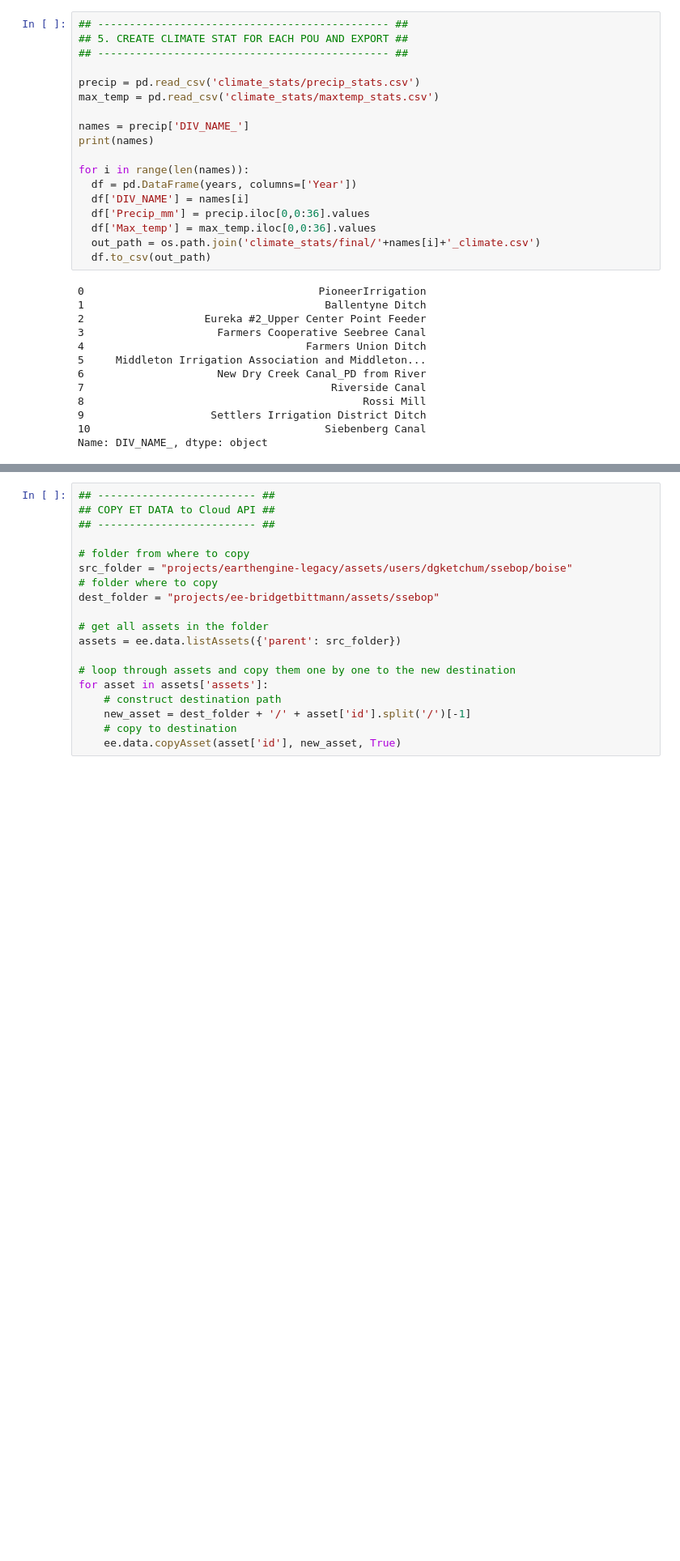
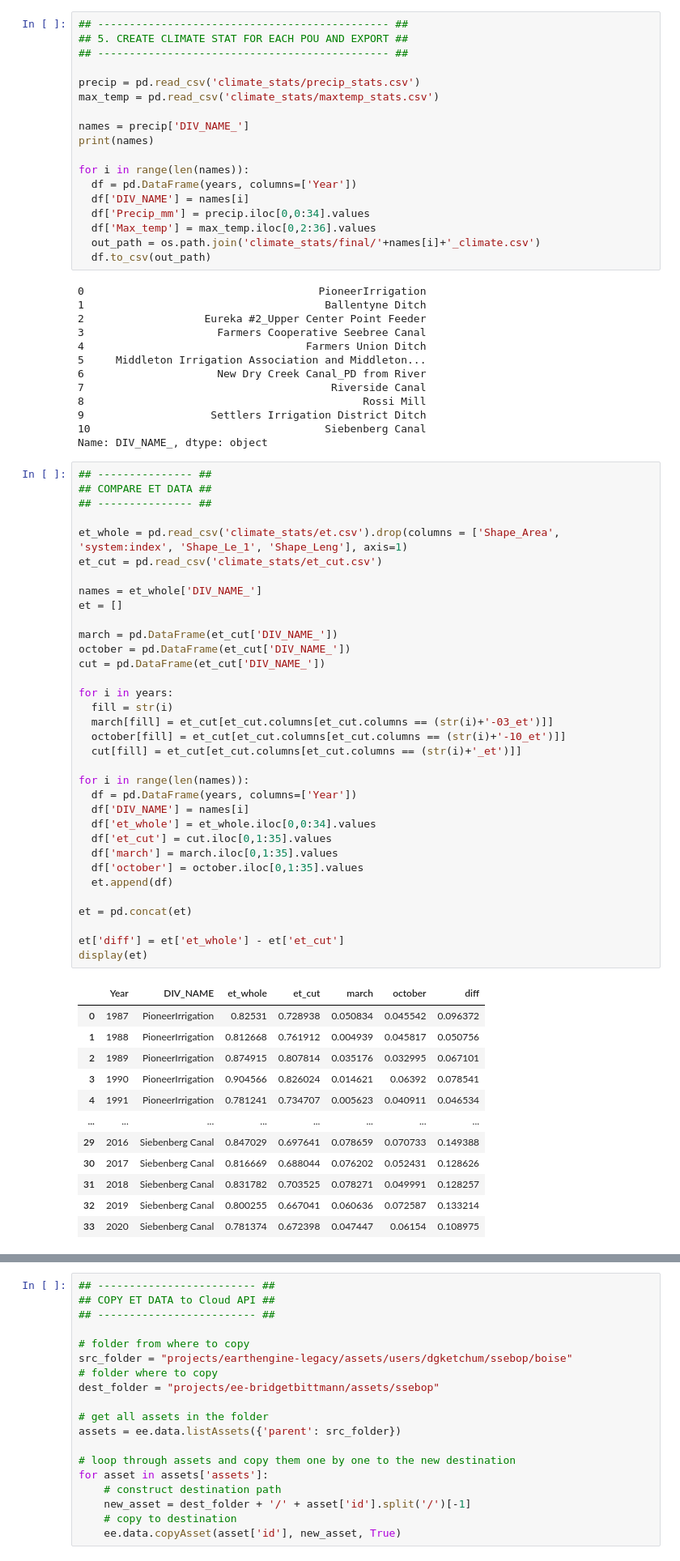
Before and after one commit to bridgetmarie24/pod_pou_lulcc, a Jupyter notebook: extract_gridmet.ipynb, the cells around one changed output, grey strips where cells are left out. Shown at 81% size. Cells and saved outputs as stored; diff of their text form; blank space fills up the shorter version.

Commit message:
zonal stats and et

```diff
--- a/extract_gridmet.ipynb
+++ b/extract_gridmet.ipynb
@@ -368,8 +223,8 @@ print(names)
 for i in range(len(names)):
   df = pd.DataFrame(years, columns=['Year'])
   df['DIV_NAME'] = names[i]
-  df['Precip_mm'] = precip.iloc[0,0:36].values
-  df['Max_temp'] = max_temp.iloc[0,0:36].values
+  df['Precip_mm'] = precip.iloc[0,0:34].values
+  df['Max_temp'] = max_temp.iloc[0,2:36].values
   out_path = os.path.join('climate_stats/final/'+names[i]+'_climate.csv')
   df.to_csv(out_path)
 # %% [output]
@@ -385,3 +240,50 @@ for i in range(len(names)):
 9                    Settlers Irrigation District Ditch
 10                                     Siebenberg Canal
 Name: DIV_NAME_, dtype: object
+# %%
+## --------------- ##
+## COMPARE ET DATA ##
+## --------------- ##
+
+et_whole = pd.read_csv('climate_stats/et.csv').drop(columns = ['Shape_Area', 'system:index', 'Shape_Le_1', 'Shape_Leng'], axis=1)
+et_cut = pd.read_csv('climate_stats/et_cut.csv')
+
+names = et_whole['DIV_NAME_']
+et = []
+
+march = pd.DataFrame(et_cut['DIV_NAME_'])
+october = pd.DataFrame(et_cut['DIV_NAME_'])
+cut = pd.DataFrame(et_cut['DIV_NAME_'])
+
+for i in years:
+  fill = str(i)
+  march[fill] = et_cut[et_cut.columns[et_cut.columns == (str(i)+'-03_et')]]
+  october[fill] = et_cut[et_cut.columns[et_cut.columns == (str(i)+'-10_et')]]
+  cut[fill] = et_cut[et_cut.columns[et_cut.columns == (str(i)+'_et')]]
+
+for i in range(len(names)):
+  df = pd.DataFrame(years, columns=['Year'])
+  df['DIV_NAME'] = names[i]
+  df['et_whole'] = et_whole.iloc[0,0:34].values
+  df['et_cut'] = cut.iloc[0,1:35].values
+  df['march'] = march.iloc[0,1:35].values
+  df['october'] = october.iloc[0,1:35].values
+  et.append(df)
+
+et = pd.concat(et)
+
+et['diff'] = et['et_whole'] - et['et_cut']
+display(et)
+# %% [output]
+|  | Year | DIV_NAME | et_whole | et_cut | march | october | diff |
+| 0 | 1987 | PioneerIrrigation | 0.82531 | 0.728938 | 0.050834 | 0.045542 | 0.096372 |
+| 1 | 1988 | PioneerIrrigation | 0.812668 | 0.761912 | 0.004939 | 0.045817 | 0.050756 |
+| 2 | 1989 | PioneerIrrigation | 0.874915 | 0.807814 | 0.035176 | 0.032995 | 0.067101 |
+| 3 | 1990 | PioneerIrrigation | 0.904566 | 0.826024 | 0.014621 | 0.06392 | 0.078541 |
+| 4 | 1991 | PioneerIrrigation | 0.781241 | 0.734707 | 0.005623 | 0.040911 | 0.046534 |
+| ... | ... | ... | ... | ... | ... | ... | ... |
+| 29 | 2016 | Siebenberg Canal | 0.847029 | 0.697641 | 0.078659 | 0.070733 | 0.149388 |
+| 30 | 2017 | Siebenberg Canal | 0.816669 | 0.688044 | 0.076202 | 0.052431 | 0.128626 |
+| 31 | 2018 | Siebenberg Canal | 0.831782 | 0.703525 | 0.078271 | 0.049991 | 0.128257 |
+| 32 | 2019 | Siebenberg Canal | 0.800255 | 0.667041 | 0.060636 | 0.072587 | 0.133214 |
+| 33 | 2020 | Siebenberg Canal | 0.781374 | 0.672398 | 0.047447 | 0.06154 | 0.108975 |
```
Also changed, not shown: parts of 16 cells of this notebook.
